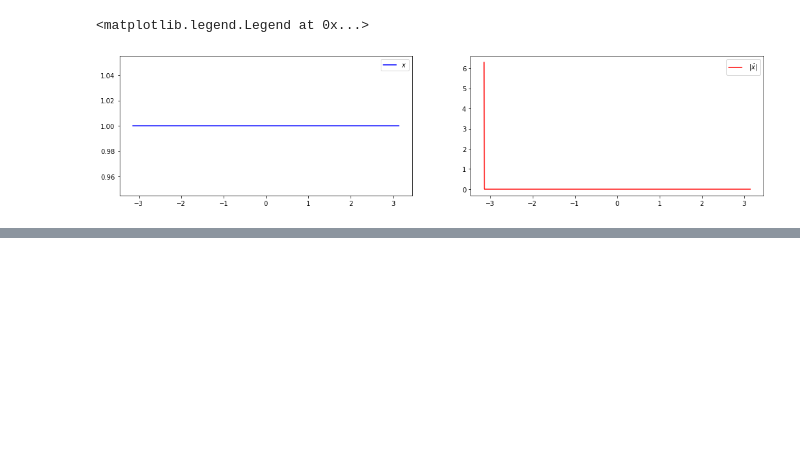
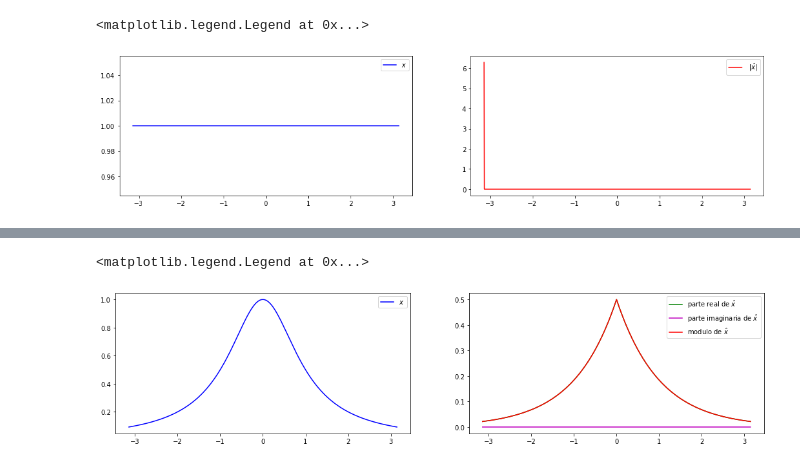
Before and after one commit to KevenSnow/FMPS, a Jupyter notebook: TrabajoPractico.ipynb, the cells around one changed output, grey strips where cells are left out. Drawn from its saved outputs; the diff is of its cells as text; code cells hidden in the pictures; blank space fills up the shorter version.

```diff
--- a/TrabajoPractico.ipynb
+++ b/TrabajoPractico.ipynb
@@ -176,0 +280,13 @@ ax[1].legend()
+# %%
+x = 1/(1+np.power(t,2))
+xhat = np.exp(-np.abs(omega))/2
+fig, ax = plt.subplots(1,2,figsize=(18,4))
+o1 = ax[0].plot(t, x, 'b-', label='$x$')
+o2 = ax[1].plot(w, np.real(xhat), 'g-', label='parte real de $\hat{x}$')
+o2 = ax[1].plot(w, np.imag(xhat), 'm-', label='parte imaginaria de $\hat{x}$')
+o2 = ax[1].plot(w, np.abs(xhat), 'r-', label='modulo de $\hat{x}$')
+ax[0].legend()
+ax[1].legend()
+# %% [output]
+<matplotlib.legend.Legend at 0x...>
+[figure, added]
```
Also changed, not shown: parts of 17 cells of this notebook.
